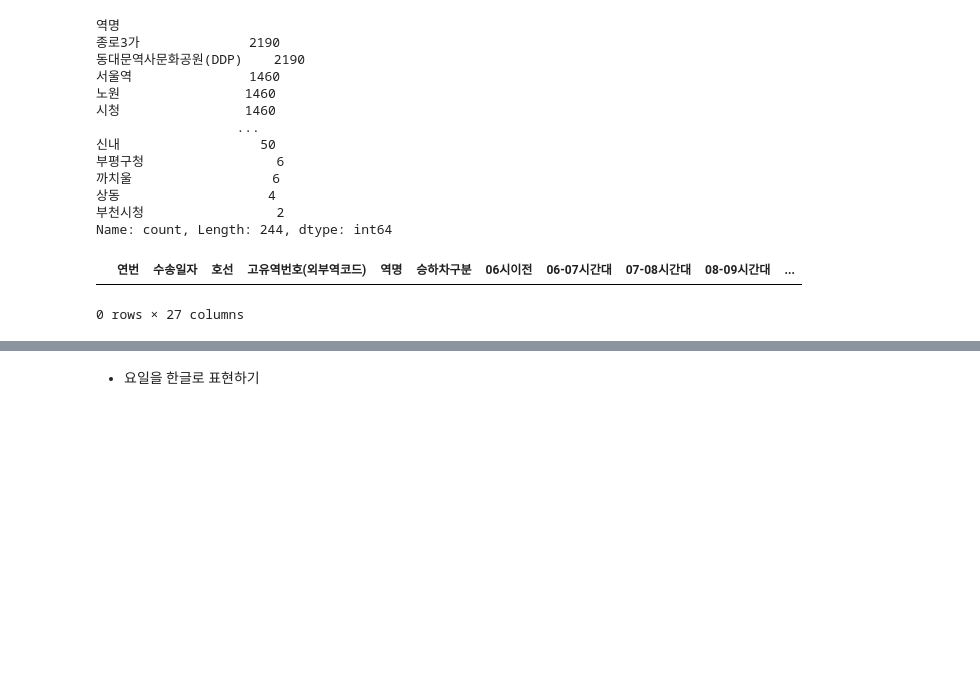
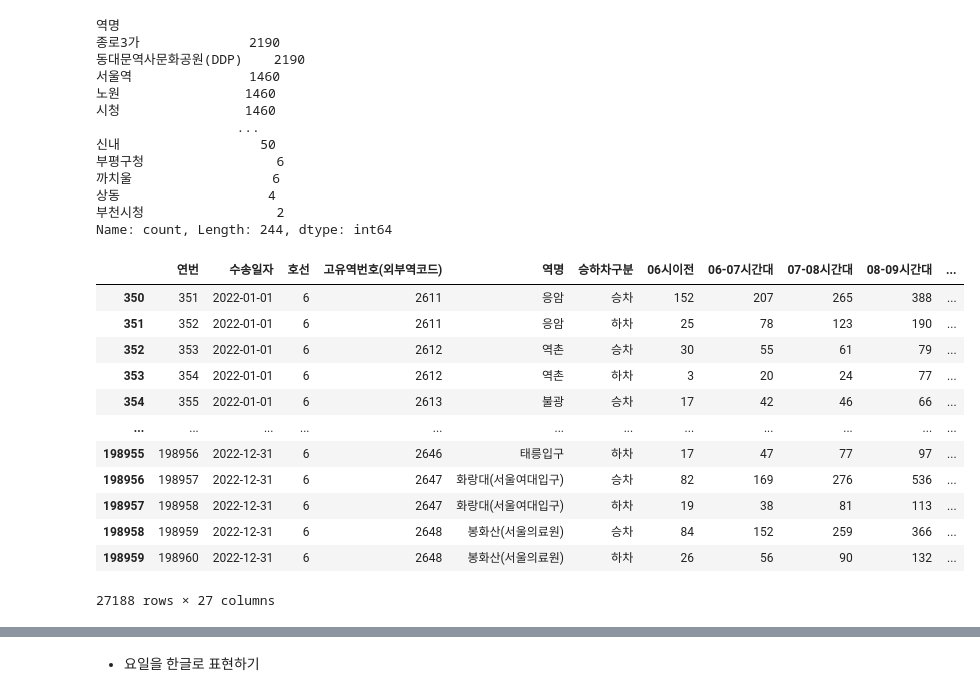
Before and after one commit to SSolLEE/tempProject, a Jupyter notebook: python/crawling/semi/data/^^^역별요일별비율.ipynb, the cells around one changed output, grey strips where cells are left out. Drawn from its saved outputs; the diff is of its cells as text; code cells hidden in the pictures; blank space fills up the shorter version.

```diff
--- a/python/crawling/semi/data/^^^역별요일별비율.ipynb
+++ b/python/crawling/semi/data/^^^역별요일별비율.ipynb
@@ -60,8 +60,19 @@ data.역명.value_counts()
 부천시청                 2
 Name: count, Length: 244, dtype: int64
 # %%
-data[(data['호선'] == 7) & (data['역명'] == '석남')]
+data[(data['호선'] == 6)]
 # %% [output]
 |  | 연번 | 수송일자 | 호선 | 고유역번호(외부역코드) | 역명 | 승하차구분 | 06시이전 | 06-07시간대 | 07-08시간대 | 08-09시간대 | ... |
+| 350 | 351 | 2022-01-01 | 6 | 2611 | 응암 | 승차 | 152 | 207 | 265 | 388 | ... |
+| 351 | 352 | 2022-01-01 | 6 | 2611 | 응암 | 하차 | 25 | 78 | 123 | 190 | ... |
+| 352 | 353 | 2022-01-01 | 6 | 2612 | 역촌 | 승차 | 30 | 55 | 61 | 79 | ... |
+| 353 | 354 | 2022-01-01 | 6 | 2612 | 역촌 | 하차 | 3 | 20 | 24 | 77 | ... |
+| 354 | 355 | 2022-01-01 | 6 | 2613 | 불광 | 승차 | 17 | 42 | 46 | 66 | ... |
+| ... | ... | ... | ... | ... | ... | ... | ... | ... | ... | ... | ... |
+| 198955 | 198956 | 2022-12-31 | 6 | 2646 | 태릉입구 | 하차 | 17 | 47 | 77 | 97 | ... |
+| 198956 | 198957 | 2022-12-31 | 6 | 2647 | 화랑대(서울여대입구) | 승차 | 82 | 169 | 276 | 536 | ... |
+| 198957 | 198958 | 2022-12-31 | 6 | 2647 | 화랑대(서울여대입구) | 하차 | 19 | 38 | 81 | 113 | ... |
+| 198958 | 198959 | 2022-12-31 | 6 | 2648 | 봉화산(서울의료원) | 승차 | 84 | 152 | 259 | 366 | ... |
+| 198959 | 198960 | 2022-12-31 | 6 | 2648 | 봉화산(서울의료원) | 하차 | 26 | 56 | 90 | 132 | ... |
-0 rows × 27 columns
+27188 rows × 27 columns
 # %%
```
Also changed, not shown: parts of 21 cells of this notebook, 6 other files.
